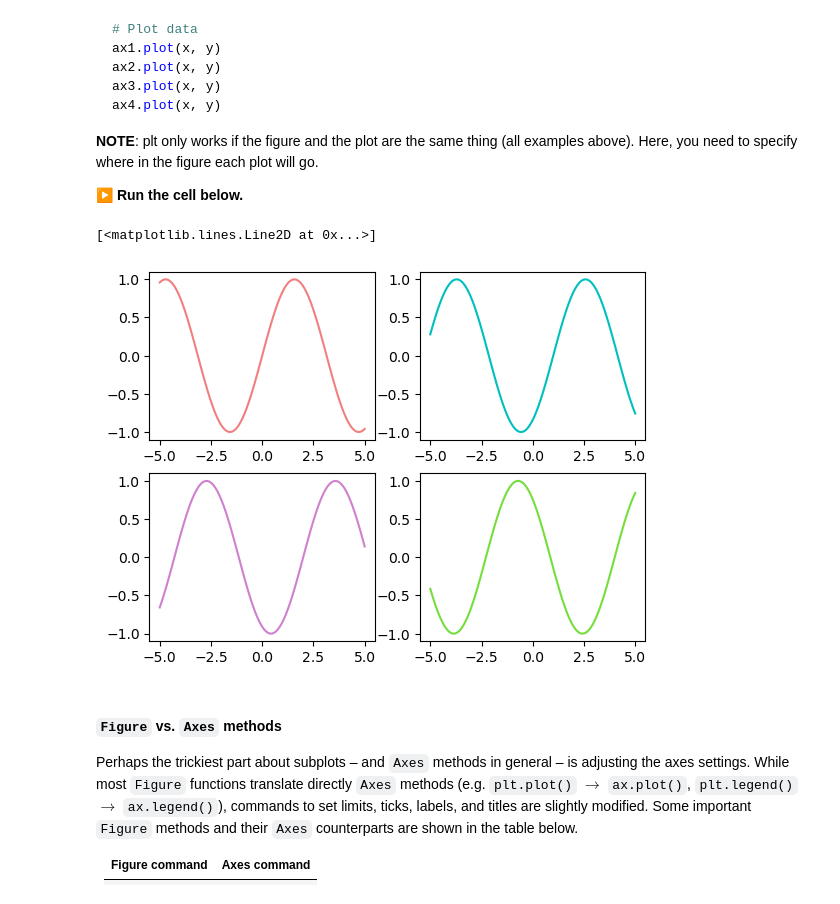
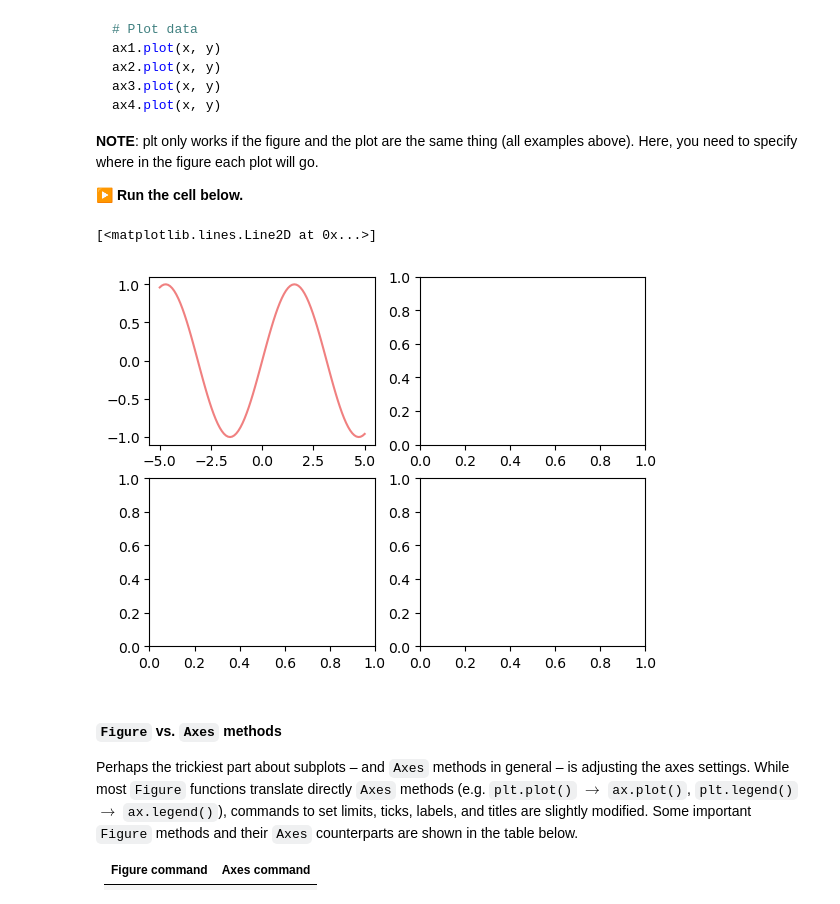
Before and after one commit to bbarajas429/eds217_2023, a Jupyter notebook: interactive_sessions/5-1_matplotlib.ipynb, the cells around one changed output. Drawn from its saved outputs; the diff is of its cells as text; code cells hidden in the pictures.

```diff
--- a/interactive_sessions/5-1_matplotlib.ipynb
+++ b/interactive_sessions/5-1_matplotlib.ipynb
@@ -703,21 +703,21 @@ __NOTE__: plt only works if the figure and the plot are the same thing (all exam
 # %%
 # Initialize empty figure
 fig = plt.figure()
 # Add four axes
 ax1 = fig.add_subplot(2,2,1)
 ax2 = fig.add_subplot(2,2,2)
 ax3 = fig.add_subplot(2,2,3)
 ax4 = fig.add_subplot(2,2,4)
 
 # Plot data
 # Plot sine wave with different colors on different axes
 ax1.plot(x, np.sin(x - 0), color='lightcoral')
-ax2.plot(x, np.sin(x - 1), color='c')
-ax3.plot(x, np.sin(x - 2), color=(0.81,0.5,0.81))
-ax4.plot(x, np.sin(x - 4), color='#75DE3D')
+#ax2.plot(x, np.sin(x - 1), color='c')
+#ax3.plot(x, np.sin(x - 2), color=(0.81,0.5,0.81))
+#ax4.plot(x, np.sin(x - 4), color='#75DE3D')
 # %% [output]
 [<matplotlib.lines.Line2D at 0x...>]
-[figure, old version]
+[figure, new version]
 # %% [markdown]
 #### `Figure` vs. `Axes` methods
 
```
Also changed, not shown: parts of 6 cells of this notebook, 1 other file.
